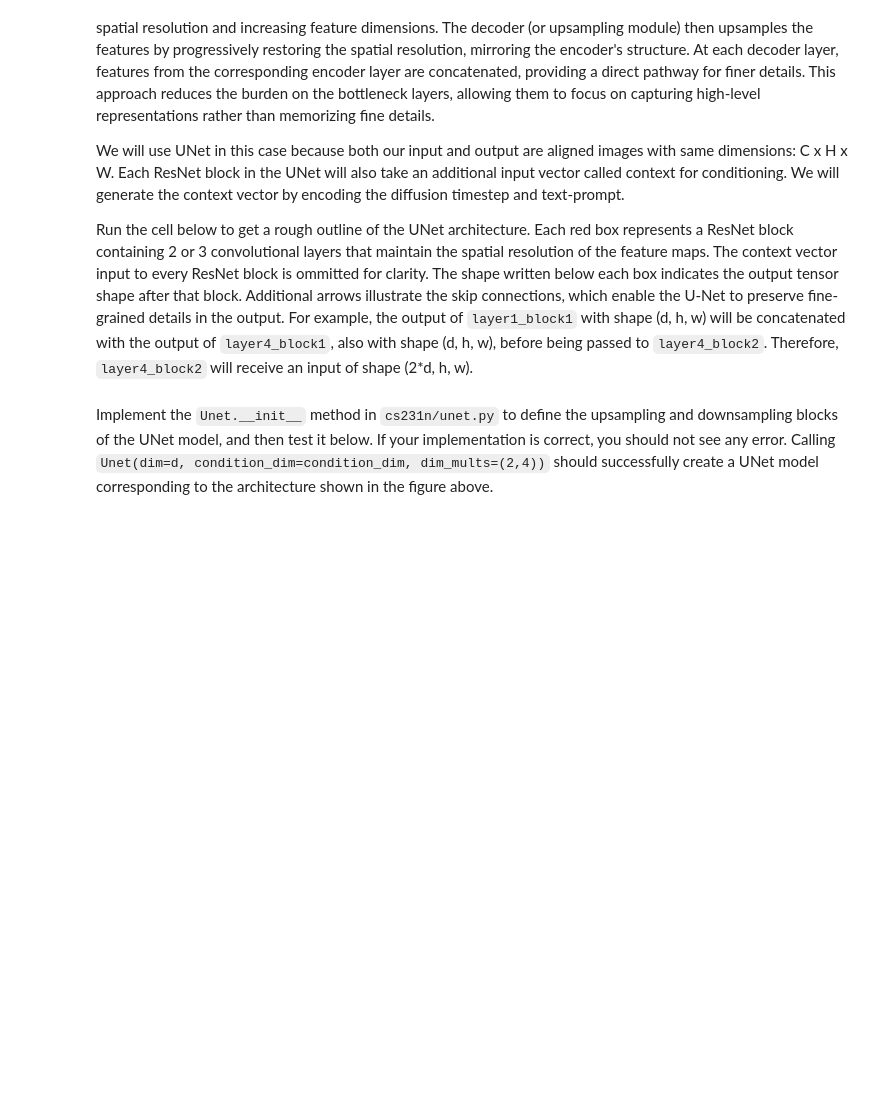
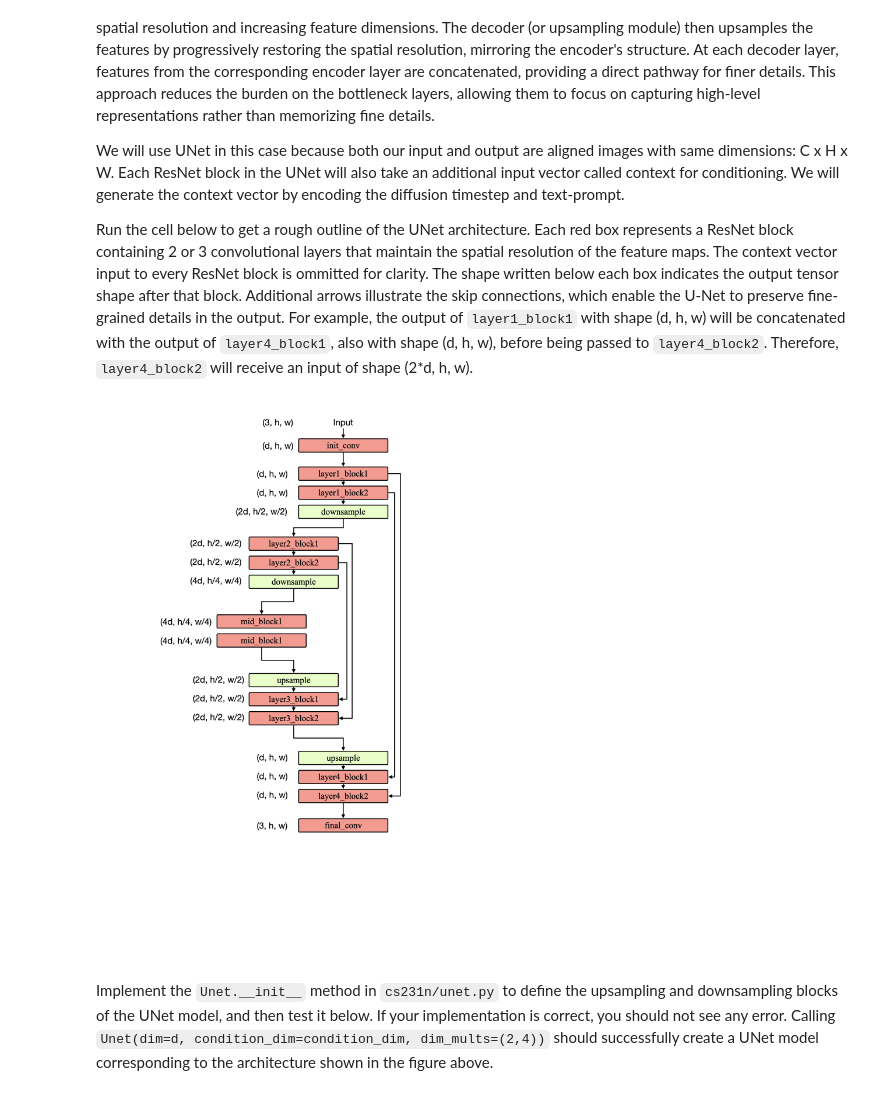
Before and after one commit to LiAuTraver/cs231n, a Jupyter notebook: assignment3/DDPM.ipynb, the cells around one changed output. Cells and saved outputs as stored; diff of their text form; code cells hidden in the pictures; blank space fills up the shorter version.

```diff
--- a/assignment3/DDPM.ipynb
+++ b/assignment3/DDPM.ipynb
@@ -231,7 +277,12 @@ We will use UNet in this case because both our input and output are aligned imag
 Run the cell below to get a rough outline of the UNet architecture. Each red box represents a ResNet block containing 2 or 3 convolutional layers that maintain the spatial resolution of the feature maps. The context vector input to every ResNet block is ommitted for clarity. The shape written below each box indicates the output tensor shape after that block. Additional arrows illustrate the skip connections, which enable the U-Net to preserve fine-grained details in the output. For example, the output of `layer1_block1` with shape (d, h, w) will be concatenated with the output of `layer4_block1`, also with shape (d, h, w), before being passed to `layer4_block2`. Therefore, `layer4_block2` will receive an input of shape (2*d, h, w).
 # %%
 from IPython.display import Image
-Image(f'/content/drive/My Drive/{FOLDERNAME}/unet.png')
+# Image(f'/content/drive/My Drive/{FOLDERNAME}/unet.png')
+# rotate the image
+Image(f'unet.png')
+# vvv note: when downsampling, the spatial dimensions are halved, but the number of channels is doubled.
+# %% [output]
+[figure, added]
 # %% [markdown]
 Implement the `Unet.__init__` method in `cs231n/unet.py` to define the upsampling and downsampling blocks of the UNet model, and then test it below. If your implementation is correct, you should not see any error. Calling `Unet(dim=d, condition_dim=condition_dim, dim_mults=(2,4))` should successfully create a UNet model corresponding to the architecture shown in the figure above.
 # %%
```
Also changed, not shown: parts of 10 cells of this notebook, 5 other files.
